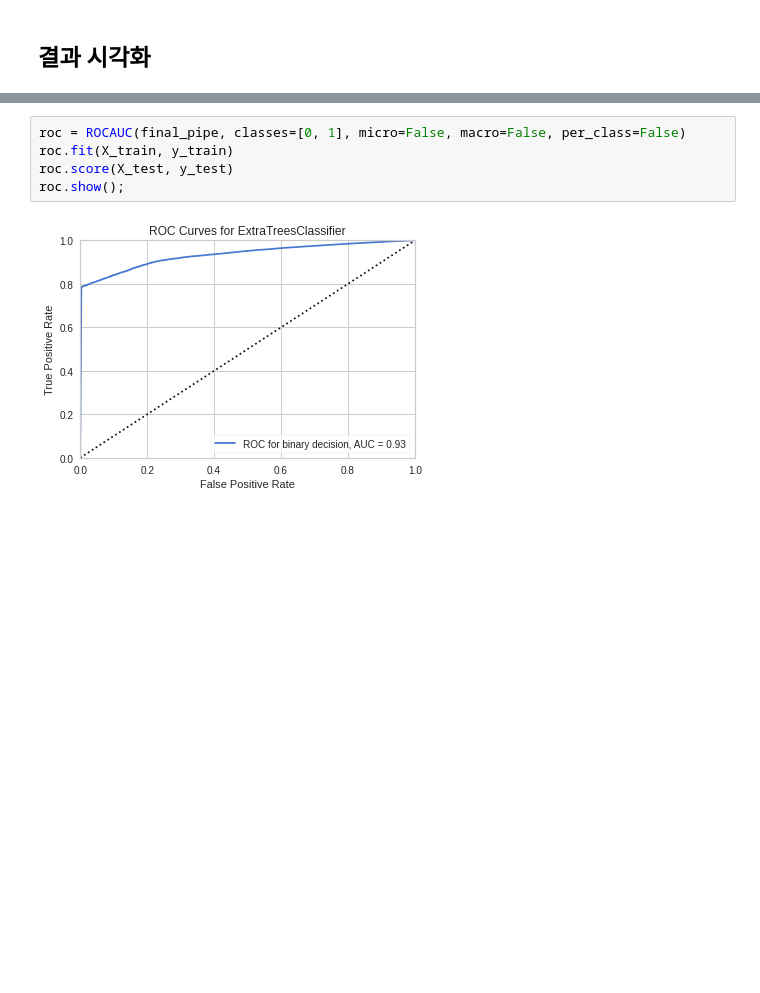
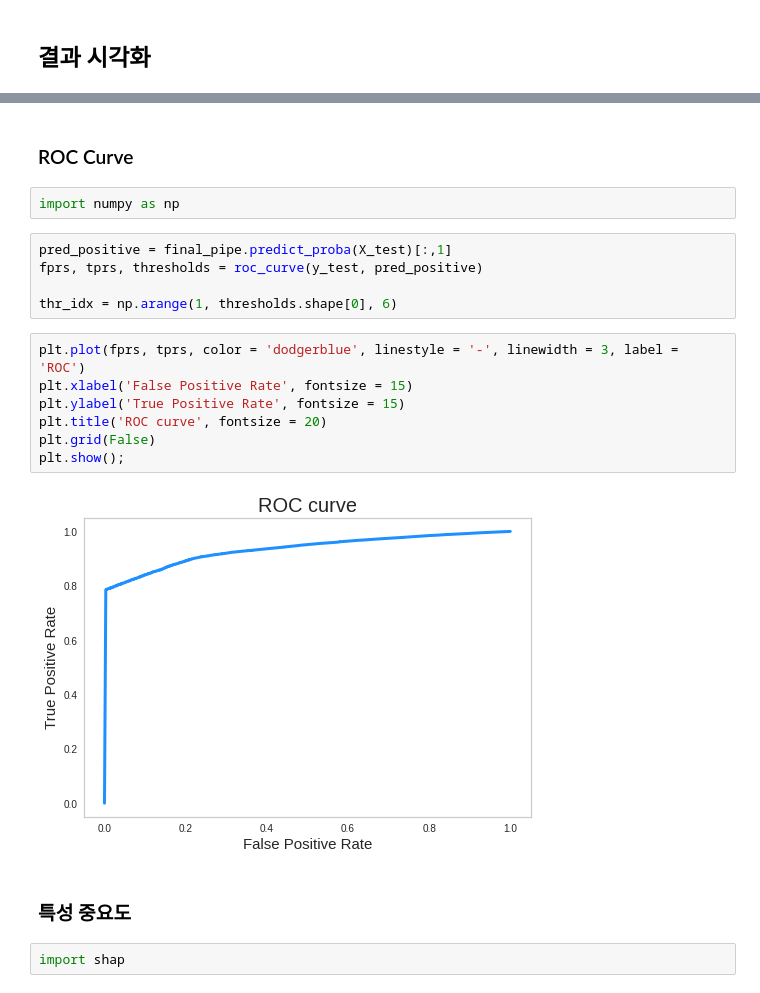
Before and after one commit to hwon-n/section6_project1, a Jupyter notebook: CP1.ipynb, the cells around one changed output, grey strips where cells are left out. Drawn from its saved outputs; the diff is of its cells as text; blank space fills up the shorter version.

```diff
--- a/CP1.ipynb
+++ b/CP1.ipynb
@@ -686,7 +706,22 @@ YellowbrickTypeError: ignored
-# %%
-roc = ROCAUC(final_pipe, classes=[0, 1], micro=False, macro=False, per_class=False)
-roc.fit(X_train, y_train)
-roc.score(X_test, y_test)
-roc.show();
-# %% [output]
-[figure, removed]
+# %% [markdown]
+### ROC Curve
+# %%
+import numpy as np
+# %%
+pred_positive = final_pipe.predict_proba(X_test)[:,1]
+fprs, tprs, thresholds = roc_curve(y_test, pred_positive)
+
+thr_idx = np.arange(1, thresholds.shape[0], 6)
+# %%
+plt.plot(fprs, tprs, color = 'dodgerblue', linestyle = '-', linewidth = 3, label = 'ROC')
+plt.xlabel('False Positive Rate', fontsize = 15)
+plt.ylabel('True Positive Rate', fontsize = 15)
+plt.title('ROC curve', fontsize = 20)
+plt.grid(False)
+plt.show();
+# %% [output]
+[figure, added]
+# %% [markdown]
+### 특성 중요도
+# %%
+import shap
```
Also changed, not shown: parts of 32 cells of this notebook.
